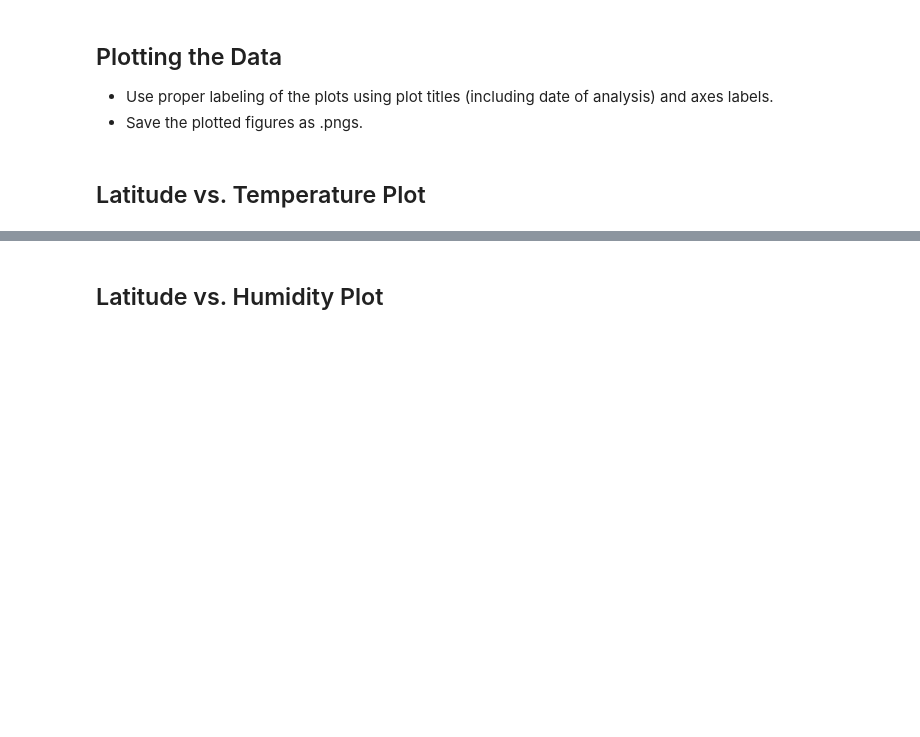
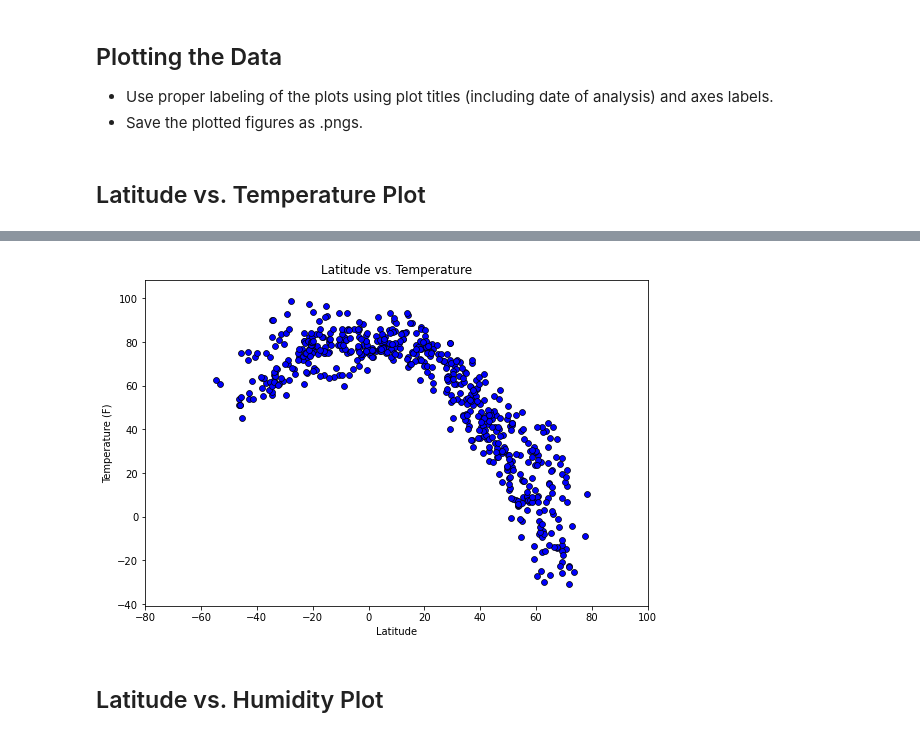
Before and after one commit to Aprieto7/python-api-challenge, a Jupyter notebook: starter_code/WeatherPy.ipynb, the cells around one changed output, grey strips where cells are left out. Saved outputs shown, nothing was run; the diff lists cells and outputs as text; code cells hidden in the pictures; blank space fills up the shorter version.

Commit message:
Save Images

```diff
--- a/starter_code/WeatherPy.ipynb
+++ b/starter_code/WeatherPy.ipynb
@@ -180,2 +196,23 @@ weather_df.head()
+# %%
+# Increase the size of the figure
+plt.figure(figsize=(9,6))
+
+# Plot the lat vs temperature
+plt.scatter(x = weather_df['Latitude'], y = weather_df['Temperature'],
+            linewidths = 0.75, edgecolors = 'black', color = 'blue', s=35)
+
+# Add labeling
+plt.title(f"Latitude vs. Temperature")
+plt.xlabel("Latitude")
+plt.ylabel("Temperature (F)")
+
+# Modify ticks
+plt.xlim(-80,100)
+plt.ylim(min(weather_df['Temperature']) - 10, max(weather_df['Temperature']) + 10)
+
+plt.savefig('../Output_Data/Temperature.png')
+plt.show()
+# %% [output]
+[figure, added]
 # %% [markdown]
 ## Latitude vs. Humidity Plot
```
Also changed, not shown: parts of 13 cells of this notebook, 4 other files.
